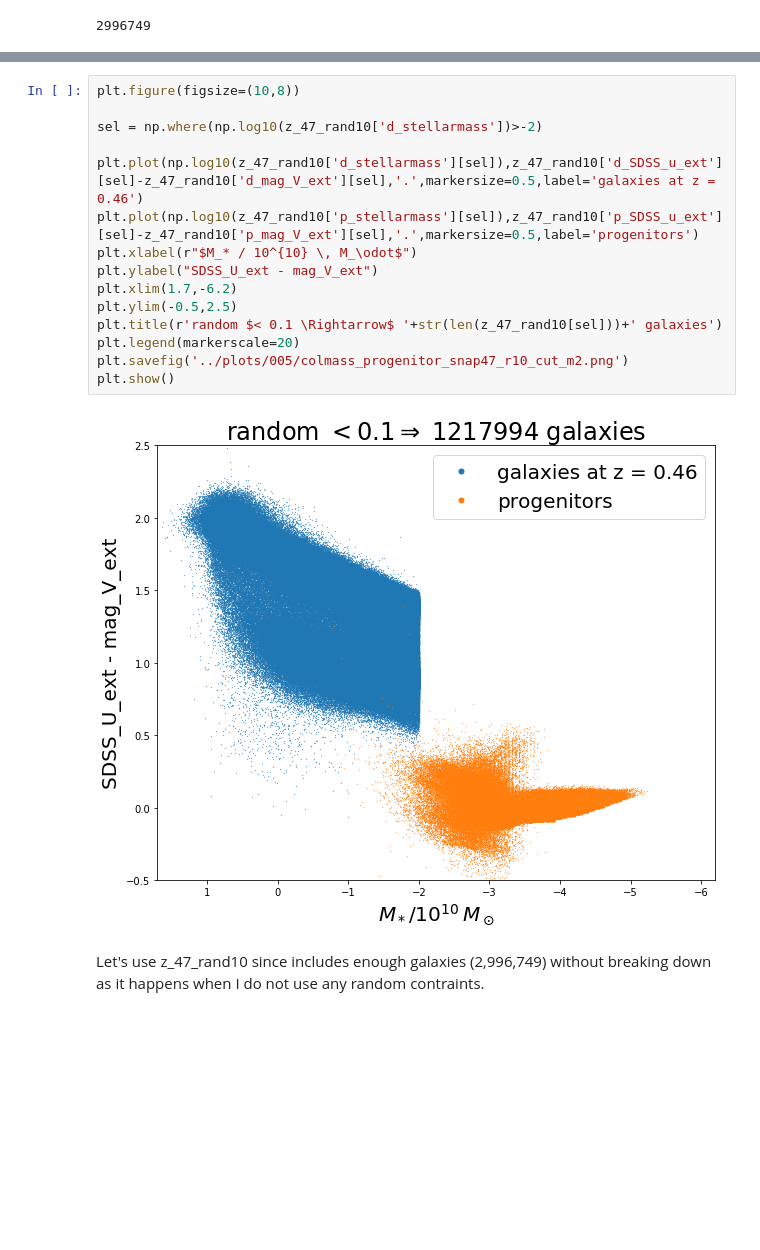
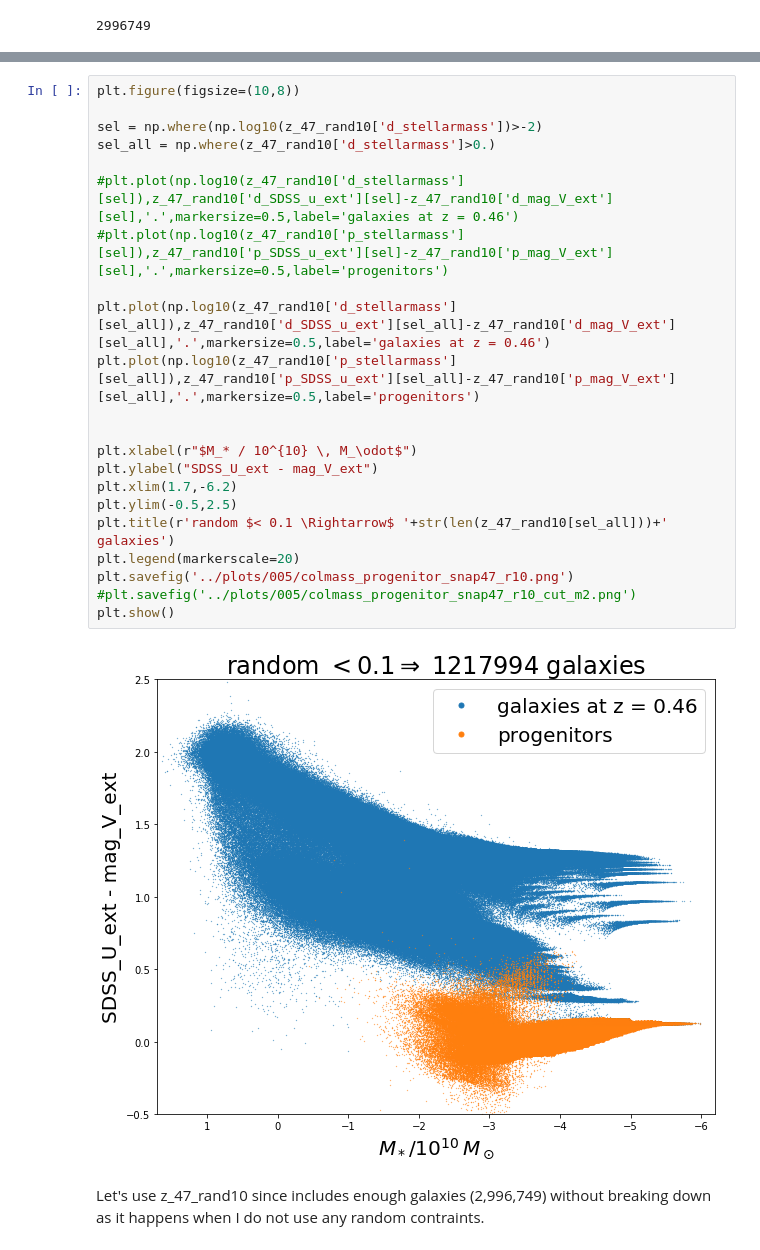
Before and after one commit to GiorgioManzoni/VIPERS_GALFORM, a Jupyter notebook: 005_progenitor.ipynb, the cells around one changed output, grey strips where cells are left out. Drawn from its saved outputs; the diff is of its cells as text; blank space fills up the shorter version.

```diff
--- a/005_progenitor.ipynb
+++ b/005_progenitor.ipynb
@@ -735,20 +747,27 @@ plt.show()
 # %%
 plt.figure(figsize=(10,8))
 
 sel = np.where(np.log10(z_47_rand10['d_stellarmass'])>-2)
+sel_all = np.where(z_47_rand10['d_stellarmass']>0.)
 
-plt.plot(np.log10(z_47_rand10['d_stellarmass'][sel]),z_47_rand10['d_SDSS_u_ext'][sel]-z_47_rand10['d_mag_V_ext'][sel],'.',markersize=0.5,label='galaxies at z = 0.46')
-plt.plot(np.log10(z_47_rand10['p_stellarmass'][sel]),z_47_rand10['p_SDSS_u_ext'][sel]-z_47_rand10['p_mag_V_ext'][sel],'.',markersize=0.5,label='progenitors')
+#plt.plot(np.log10(z_47_rand10['d_stellarmass'][sel]),z_47_rand10['d_SDSS_u_ext'][sel]-z_47_rand10['d_mag_V_ext'][sel],'.',markersize=0.5,label='galaxies at z = 0.46')
+#plt.plot(np.log10(z_47_rand10['p_stellarmass'][sel]),z_47_rand10['p_SDSS_u_ext'][sel]-z_47_rand10['p_mag_V_ext'][sel],'.',markersize=0.5,label='progenitors')
+
+plt.plot(np.log10(z_47_rand10['d_stellarmass'][sel_all]),z_47_rand10['d_SDSS_u_ext'][sel_all]-z_47_rand10['d_mag_V_ext'][sel_all],'.',markersize=0.5,label='galaxies at z = 0.46')
+plt.plot(np.log10(z_47_rand10['p_stellarmass'][sel_all]),z_47_rand10['p_SDSS_u_ext'][sel_all]-z_47_rand10['p_mag_V_ext'][sel_all],'.',markersize=0.5,label='progenitors')
+
+
 plt.xlabel(r"$M_* / 10^{10} \, M_\odot$")
 plt.ylabel("SDSS_U_ext - mag_V_ext")
 plt.xlim(1.7,-6.2)
 plt.ylim(-0.5,2.5)
-plt.title(r'random $< 0.1 \Rightarrow$ '+str(len(z_47_rand10[sel]))+' galaxies')
+plt.title(r'random $< 0.1 \Rightarrow$ '+str(len(z_47_rand10[sel_all]))+' galaxies')
 plt.legend(markerscale=20)
-plt.savefig('../plots/005/colmass_progenitor_snap47_r10_cut_m2.png')
+plt.savefig('../plots/005/colmass_progenitor_snap47_r10.png')
+#plt.savefig('../plots/005/colmass_progenitor_snap47_r10_cut_m2.png')
 plt.show()
 # %% [output]
-[figure, old version]
+[figure, new version]
 # %% [markdown]
 Let's use z_47_rand10 since includes enough galaxies (2,996,749) without breaking down as it happens when I do not use any random contraints.
 # %%
```
Also changed, not shown: parts of 5 cells of this notebook.
